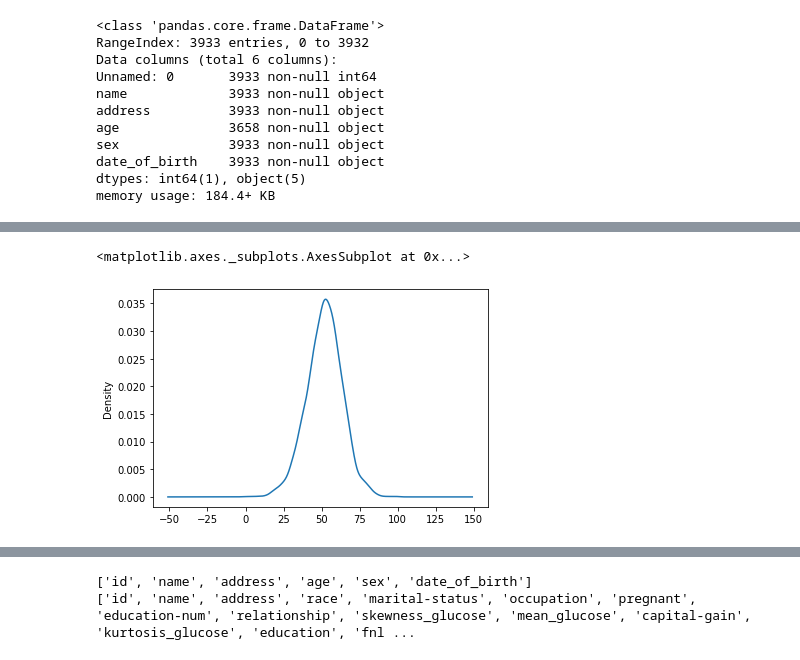
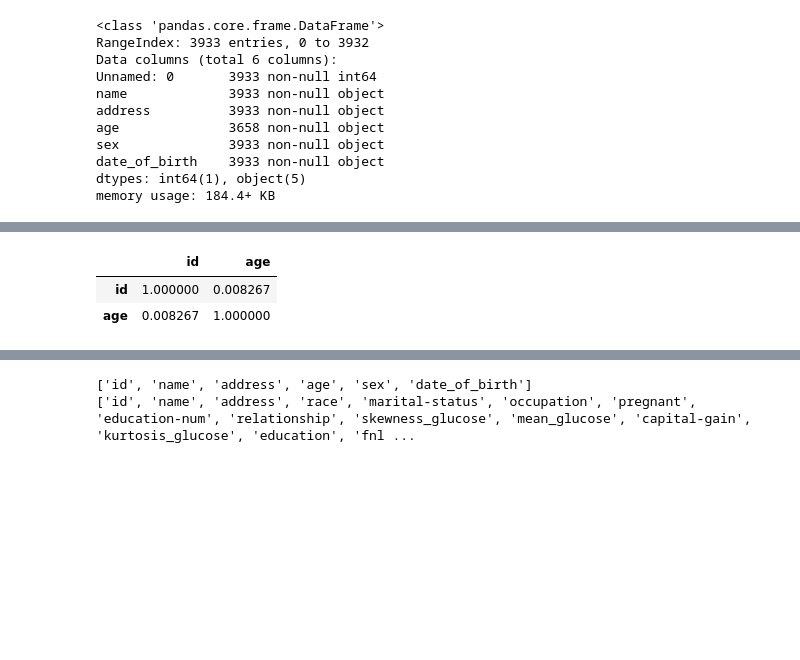
Before and after one commit to gyurix/IAU, a Jupyter notebook: iau.ipynb, the cells around one changed output, grey strips where cells are left out. Saved outputs shown, nothing was run; the diff lists cells and outputs as text; code cells hidden in the pictures; blank space fills up the shorter version.

```diff
--- a/iau.ipynb
+++ b/iau.ipynb
@@ -175,10 +211,9 @@ data.describe()
-# %%
-# Plot the age column
-data["age"] = pd.to_numeric(data["age"], errors="coerce")
-data["age"].plot.kde()
-# %% [output]
-<matplotlib.axes._subplots.AxesSubplot at 0x...>
-[figure, removed]
+# %%
+data.corr()
+# %% [output]
+|  | id | age |
+| id | 1.000000 | 0.008267 |
+| age | 0.008267 | 1.000000 |
 # %%
 # Check how does the other train data (data2) look like
 data2.info()
```
Also changed, not shown: parts of 16 cells of this notebook.
